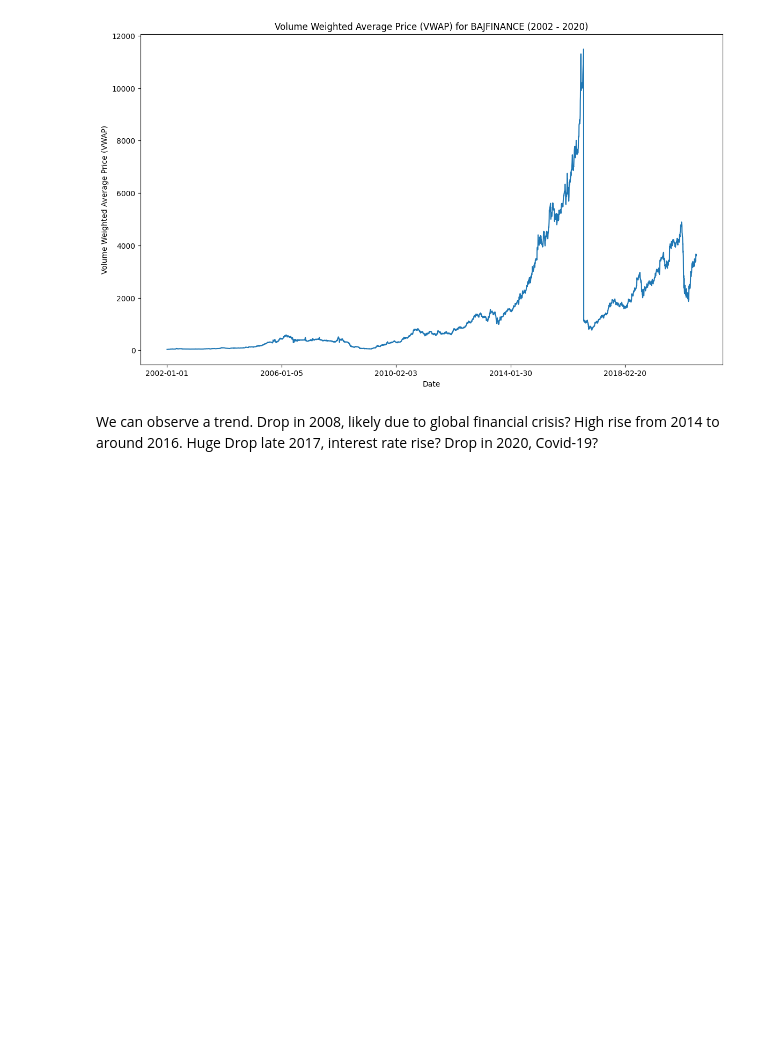
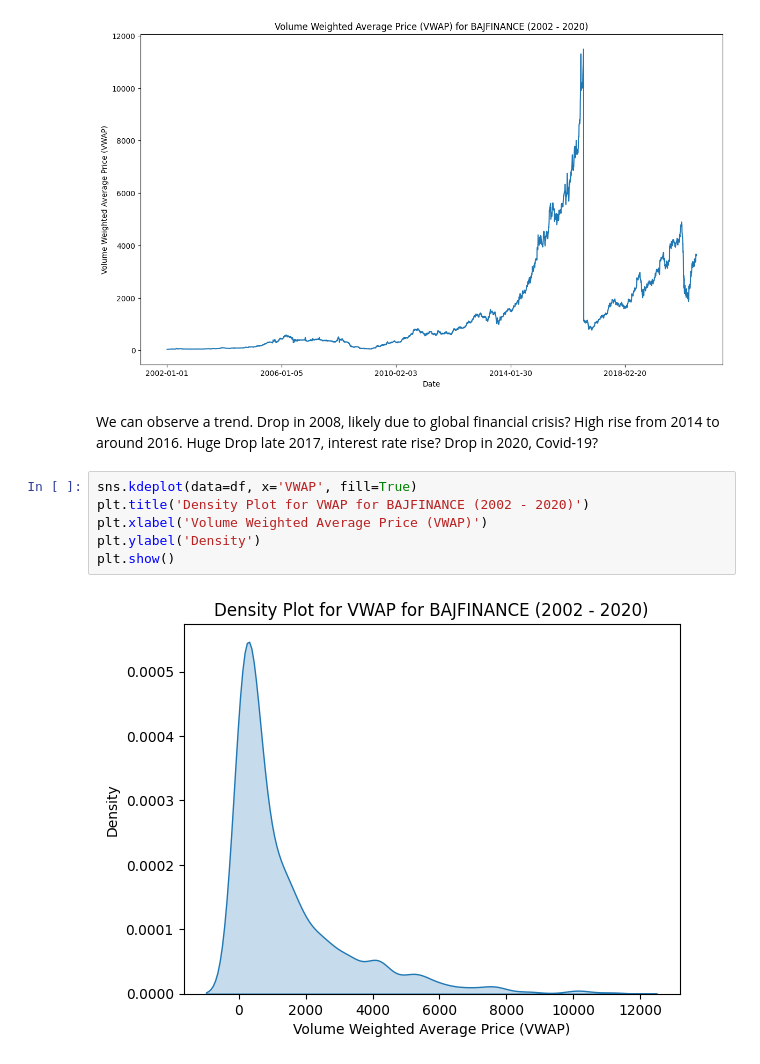
Before and after one commit to suyogshresthaa/Stock-Price-Prediction, a Jupyter notebook: stock_price_prediction.ipynb, the cells around one changed output. Drawn from its saved outputs; the diff is of its cells as text; blank space fills up the shorter version.

```diff
--- a/stock_price_prediction.ipynb
+++ b/stock_price_prediction.ipynb
@@ -123,3 +125,11 @@ Drop in 2008, likely due to global financial crisis?
 High rise from 2014 to around 2016.
 Huge Drop late 2017, interest rate rise?
 Drop in 2020, Covid-19?
+# %%
+sns.kdeplot(data=df, x='VWAP', fill=True)
+plt.title('Density Plot for VWAP for BAJFINANCE (2002 - 2020)')
+plt.xlabel('Volume Weighted Average Price (VWAP)')
+plt.ylabel('Density')
+plt.show()
+# %% [output]
+[figure, added]
```
Also changed, not shown: parts of 11 cells of this notebook.
